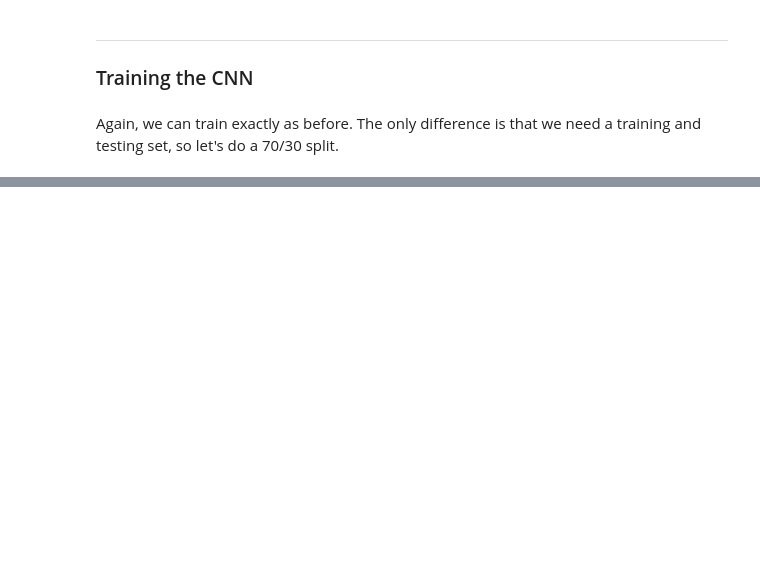
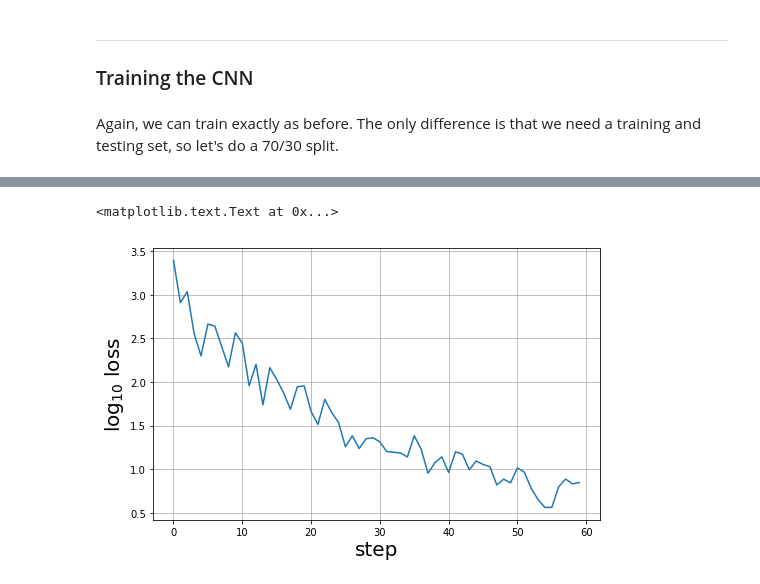
Before and after one commit to gperrin12/bike_lane_pothole_cv_detection, a Jupyter notebook: neural_networks_defect_detection_082317.ipynb, the cells around one changed output, grey strips where cells are left out. Drawn from its saved outputs; the diff is of its cells as text; code cells hidden in the pictures; blank space fills up the shorter version.

Commit message:
I was able to train the model!

```diff
--- a/neural_networks_defect_detection_082317.ipynb
+++ b/neural_networks_defect_detection_082317.ipynb
@@ -59,11 +59,14 @@ sind = np.random.rand(nstamp).argsort()
 # -- read the postage stamps and shuffle
 image_list = []
 image_list.append([nd.imread(i)[1:-1, 1:-1] for i in stlist])
-image_list_shuffled = np.array([nd.imread(i)[1:-1, 1:-1] for i in stlist])[sind]
+
+#read in as grayscale!
+image_list_shuffled = np.array([nd.imread(i, mode='L')[1:-1, 1:-1] for i in stlist])[sind]
+stamps = np.array([nd.imread(i, mode='L')[1:-1, 1:-1].flatten() for i in stlist])[sind]
 
 # -- set the labels
 labels = np.array([[1.0, 0.0] if "pos" in i  else [0.0, 1.0] for i in stlist]).astype(np.float32)[sind]
 # %%
 nstamp = len(stlist)
-npix   = image_list_shuffled.shape[1]**2
+npix   = stamps.shape[1]
 nside  = int(np.sqrt(npix))
@@ -171,3 +168,21 @@ y_conv = tf.matmul(h_fc1_drop, W_fc2) + b_fc2
 ### Training the CNN
 # %% [markdown]
 Again, we can train exactly as before.  The only difference is that we need a training and testing set, so let's do a 70/30 split.
+# %%
+ntrain = int(0.7 * nstamp)
+ntest  = nstamp - ntrain
+
+st_train = stamps[:ntrain]
+st_test  = stamps[ntrain:]
+lb_train = labels[:ntrain]
+lb_test  = labels[ntrain:]
+# %%
+# -- define the loss
+cross_entropy = tf.reduce_mean(tf.nn.softmax_cross_entropy_with_logits(labels=y_, logits=y_conv))
+
+# -- define the optimizer
+train_step = tf.train.AdamOptimizer(1e-3).minimize(cross_entropy)
+
+# -- define prediction and accuracy
+correct_prediction = tf.equal(tf.argmax(y_conv, 1), tf.argmax(y_, 1))
+accuracy           = tf.reduce_mean(tf.cast(correct_prediction, tf.float32))
@@ -173,0 +249,10 @@ Again, we can train exactly as before.  The only difference is that we need a tr
+# %%
+# -- plot the loss
+fig, ax = plt.subplots(figsize=(8,5))
+ax.grid(1)
+plt.plot(np.arange(loss[loss > 0].size), np.log10(loss[loss > 0]))
+plt.xlabel("step", fontsize=20)
+plt.ylabel("$\log_{10}$ loss", fontsize=20)
+# %% [output]
+<matplotlib.text.Text at 0x...>
+[figure, added]
```
Also changed, not shown: parts of 9 cells of this notebook.
